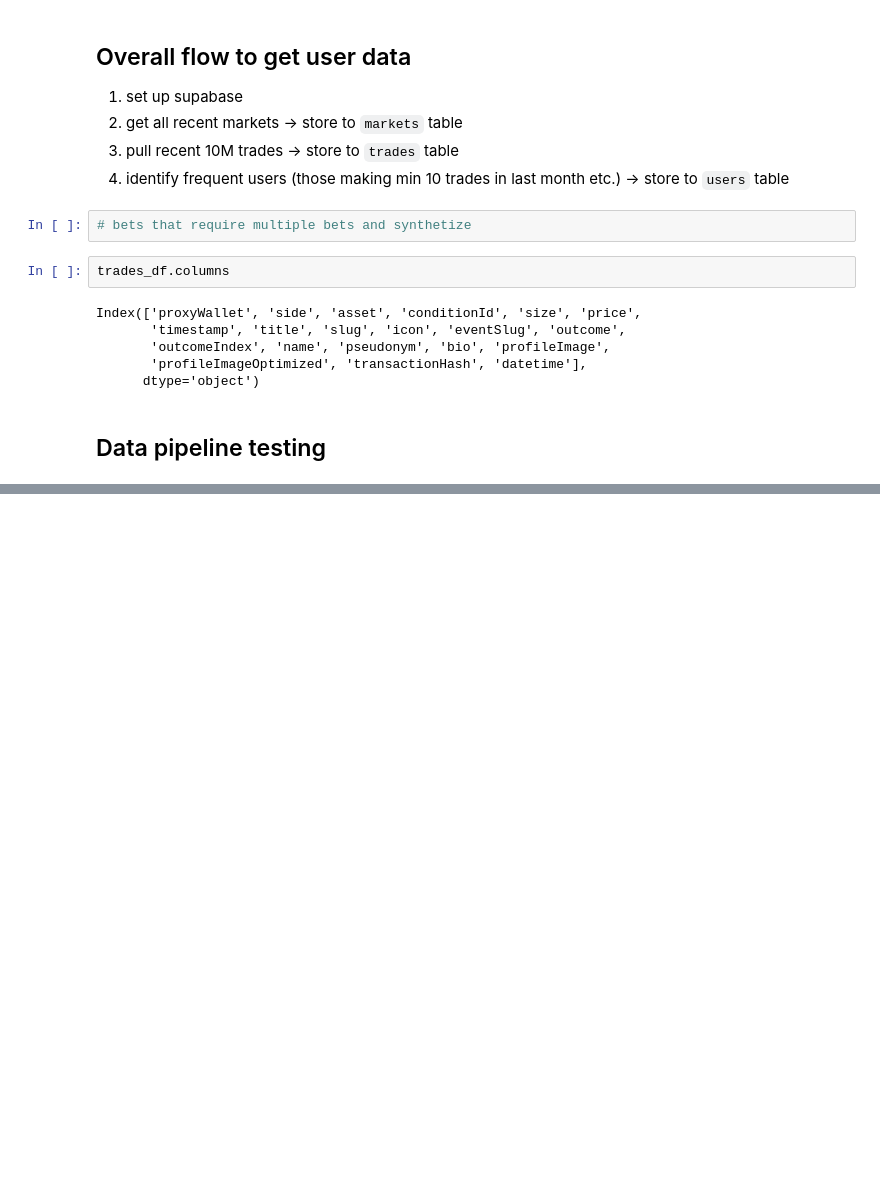
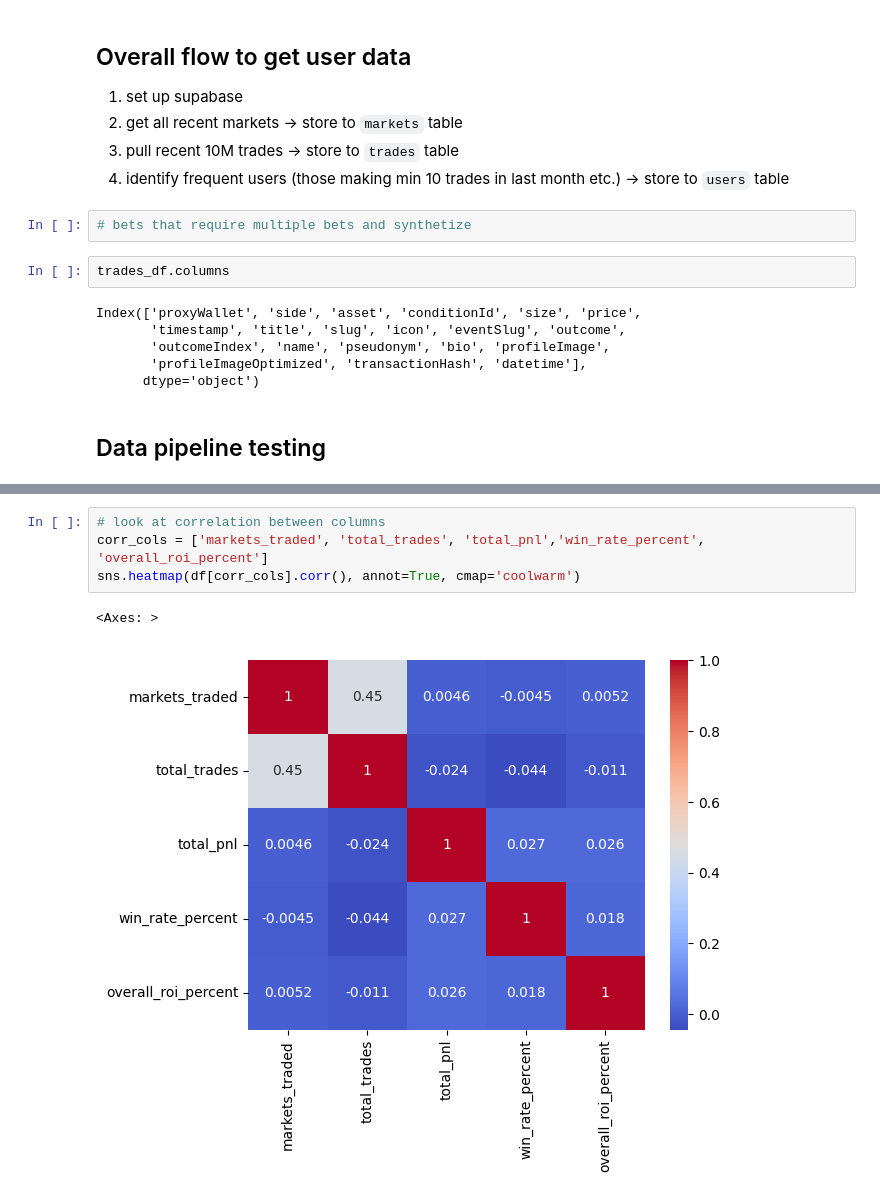
Before and after one commit to xiaoyuezhuu/polymarket-agent, a Jupyter notebook: pm_dev.ipynb, the cells around one changed output, grey strips where cells are left out. Drawn from its saved outputs; the diff is of its cells as text; blank space fills up the shorter version.

Commit message:
retrieved trades data; initial trader clustering analysis

```diff
--- a/pm_dev.ipynb
+++ b/pm_dev.ipynb
@@ -525,0 +528,7 @@ TypeError: init_load_all_events_with_markets() got an unexpected keyword argumen
+# %%
+# look at correlation between columns
+corr_cols = ['markets_traded', 'total_trades', 'total_pnl','win_rate_percent', 'overall_roi_percent']
+sns.heatmap(df[corr_cols].corr(), annot=True, cmap='coolwarm')
+# %% [output]
+<Axes: >
+[figure, added]
```
Also changed, not shown: parts of 15 cells of this notebook, 9 other files.
